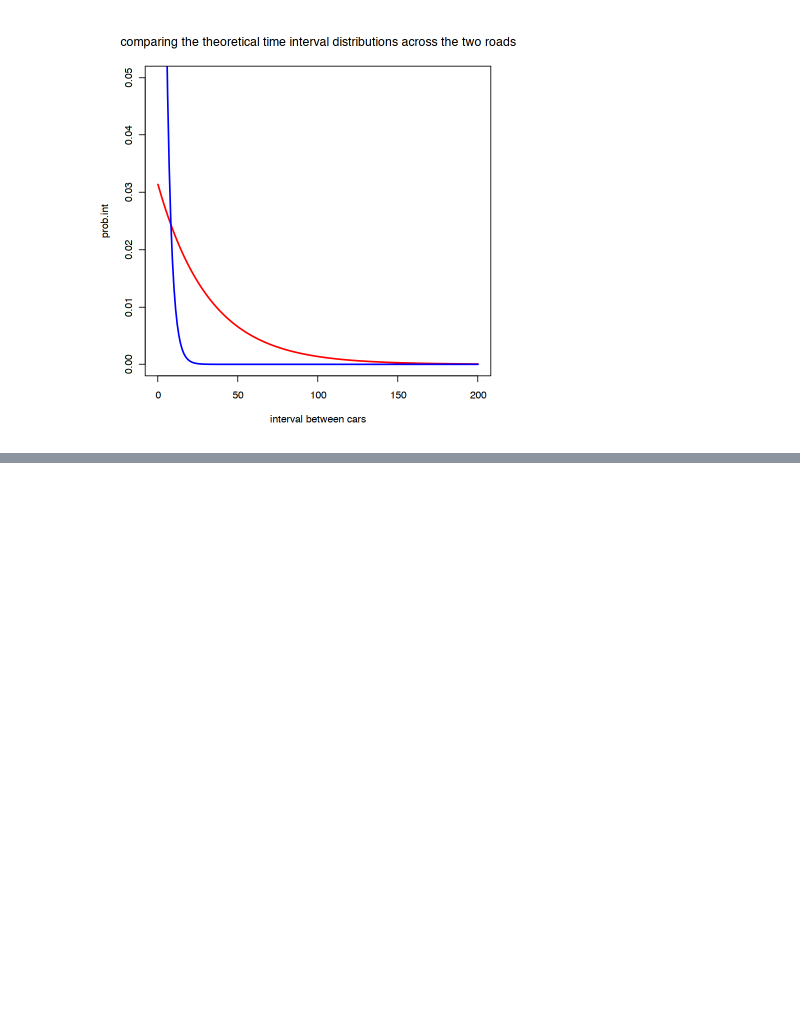
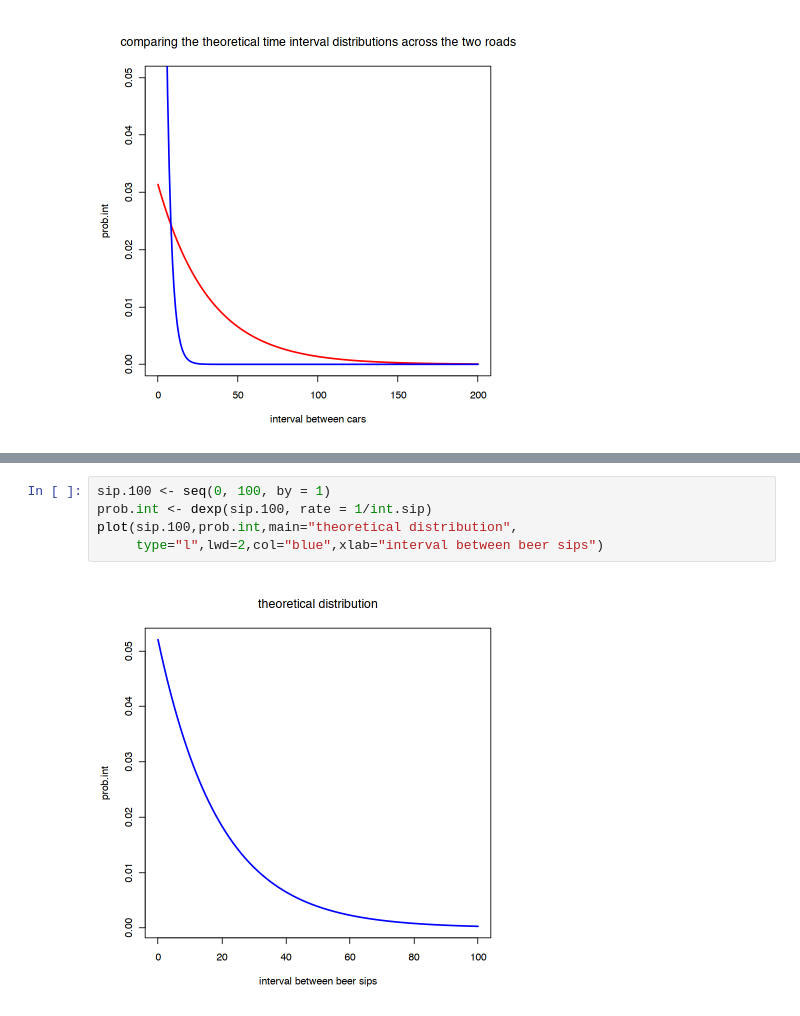
Before and after one commit to norberello/fitting-exponential-car-intervals, a Jupyter notebook: Exponential distribution cars.ipynb, the cells around one changed output, grey strips where cells are left out. Cells and saved outputs as stored; diff of their text form; blank space fills up the shorter version.

```diff
--- a/Exponential distribution cars.ipynb
+++ b/Exponential distribution cars.ipynb
@@ -103,0 +149,7 @@ lines(car.int,prob.int.tol,
+# %%
+sip.100 <- seq(0, 100, by = 1)
+prob.int <- dexp(sip.100, rate = 1/int.sip)
+plot(sip.100,prob.int,main="theoretical distribution",
+     type="l",lwd=2,col="blue",xlab="interval between beer sips")
+# %% [output]
+[figure, added]
```
Also changed, not shown: parts of 10 cells of this notebook.
